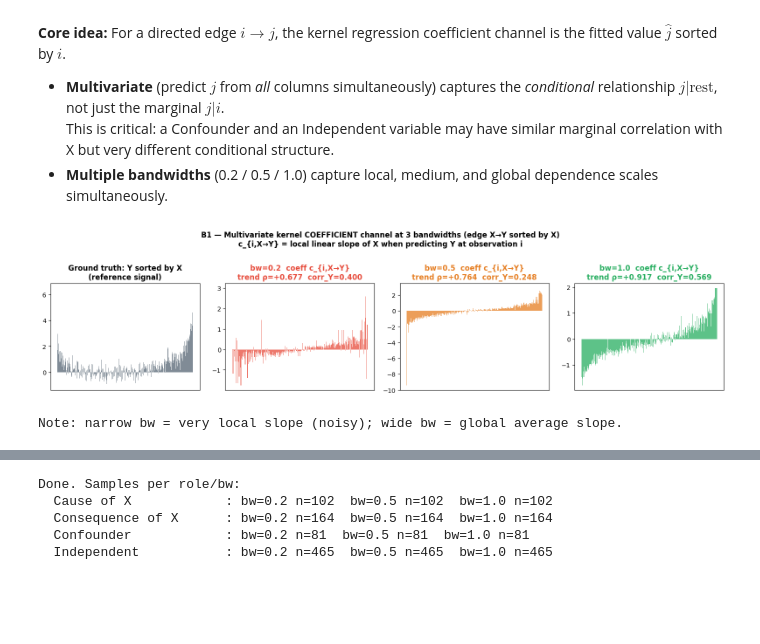
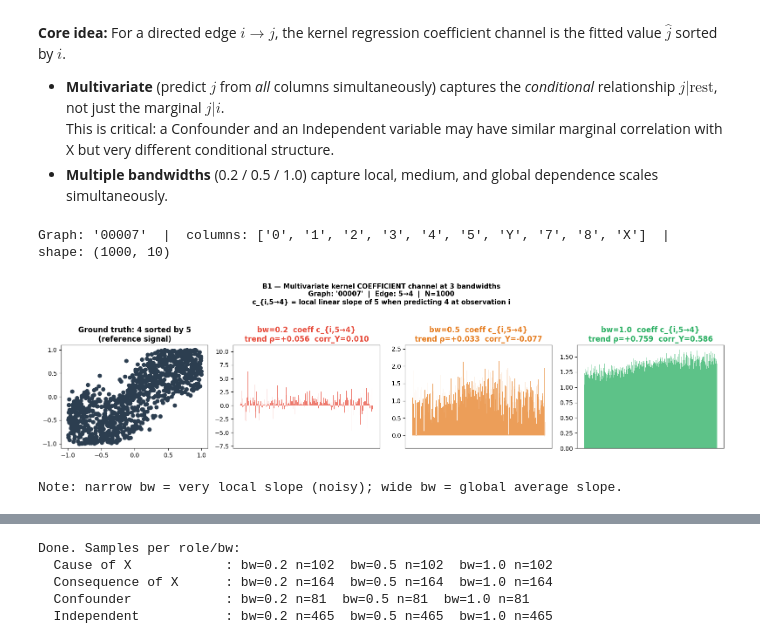
Before and after one commit to aqu4holic/Graduation-Thesis-BsC-2026, a Jupyter notebook: src/eda.ipynb, the cells around one changed output, grey strips where cells are left out. Drawn from its saved outputs; the diff is of its cells as text; code cells hidden in the pictures; blank space fills up the shorter version.

```diff
--- a/src/eda.ipynb
+++ b/src/eda.ipynb
@@ -872,44 +886,61 @@ plt.show()
   This is critical: a Confounder and an Independent variable may have similar marginal correlation with X but very different conditional structure.
 - **Multiple bandwidths** (0.2 / 0.5 / 1.0) capture local, medium, and global dependence scales simultaneously.
 # %%
-# ── B1: Synthetic — what each bandwidth's COEFFICIENT channel looks like ───
-np.random.seed(7)
-N = 600
-C_var  = np.random.randn(N)
-X_b    = 0.7 * C_var + np.random.randn(N) * 0.4
-Y_b    = 0.8 * X_b**2 + 0.5 * C_var + np.random.randn(N) * 0.3
-data_b = np.column_stack([C_var, X_b, Y_b]).astype(np.float32)
-# cols: 0=C, 1=X, 2=Y   — edge of interest: X→Y  (ki=1, ji=2)
+# ── Pick any graph from X_train and any two columns ──────────────────────────
+GRAPH_KEY  = "00007"   # None = pick first available; or set e.g. "graph_0042"
+COL_SRC    = "5"    # source column (the "cause" direction for the edge)
+COL_TGT    = "4"    # target column
 
+key     = GRAPH_KEY or next(iter(X_train))
+df_real = X_train[key]
+
+print(f"Graph: {key!r}  |  columns: {list(df_real.columns)}  |  shape: {df_real.shape}")
+assert COL_SRC in df_real.columns and COL_TGT in df_real.columns, \
+    f"Columns {COL_SRC!r}/{COL_TGT!r} not found. Available: {list(df_real.columns)}"
+
+# ── Build the 2-column data array (same as preprocessing pipeline) ────────────
+col_idx  = list(df_real.columns)
+src_i    = col_idx.index(COL_SRC)
+tgt_i    = col_idx.index(COL_TGT)
+data_b   = df_real.values.astype(np.float32)          # (N, p)
+N        = data_b.shape[0]
+
+X_b      = data_b[:, src_i]
+Y_b      = data_b[:, tgt_i]
 sort_X_b = np.argsort(X_b)
 
-fig, axes = plt.subplots(1, 4, figsize=(16, 3.8))
+# ── Plot ──────────────────────────────────────────────────────────────────────
+fig, axes = plt.subplots(1, 4, figsize=(16, 4))
 
-# ground truth Y sorted by X
-axes[0].bar(range(N), Y_b[sort_X_b], color='#2C3E50', alpha=0.6, width=1)
-axes[0].set_title('Ground truth: Y sorted by X\n(reference signal)', fontweight='bold')
-axes[0].set_xticks([])
+axes[0].scatter(X_b[sort_X_b], Y_b[sort_X_b], color='#2C3E50')
+axes[0].set_title(f'Ground truth: {COL_TGT} sorted by {COL_SRC}\n(reference signal)', fontweight='bold')
+# axes[0].set_xticks([])
 
 for ax, bw, color in zip(axes[1:], BANDWIDTHS, BW_COLORS):
-    cm  = compute_multivariate_kernel_coefficients(data_b, n_sub=300, bandwidth=bw)
-    # Ch2-4 pattern: coeff_map[(ki, ji)] sorted by ki
-    ch  = cm[(1, 2)][sort_X_b]   # coefficient of X when predicting Y, sorted by X
-    rho, _ = stats.pearsonr(np.arange(N), ch)
-    corr_with_Y = np.corrcoef(ch, Y_b[sort_X_b])[0, 1]
+    cm  = compute_multivariate_kernel_coefficients(data_b, n_sub=min(1000, N), bandwidth=bw)
+    ch  = cm[(src_i, tgt_i)][sort_X_b]
+    rho, _       = stats.pearsonr(np.arange(N), ch)
+    corr_with_Y  = np.corrcoef(ch, Y_b[sort_X_b])[0, 1]
     ax.bar(range(N), ch, color=color, alpha=0.75, width=1)
-    ax.set_title(f'bw={bw}  coeff c_{{i,X→Y}}\ntrend ρ={rho:+.3f}  corr_Y={corr_with_Y:.3f}',
-                 fontweight='bold', color=color)
+    ax.set_title(
+        f'bw={bw}  coeff c_{{i,{COL_SRC}→{COL_TGT}}}\ntrend ρ={rho:+.3f}  corr_Y={corr_with_Y:.3f}',
+        fontweight='bold', color=color
+    )
     ax.set_xticks([])
 
-plt.suptitle('B1 — Multivariate kernel COEFFICIENT channel at 3 bandwidths (edge X→Y sorted by X)\n'
-             'c_{i,X→Y} = local linear slope of X when predicting Y at observation i',
-             fontsize=12, fontweight='bold', y=1.02)
+plt.suptitle(
+    f'B1 — Multivariate kernel COEFFICIENT channel at 3 bandwidths\n'
+    f'Graph: {key!r}  |  Edge: {COL_SRC}→{COL_TGT}  |  N={N}\n'
+    f'c_{{i,{COL_SRC}→{COL_TGT}}} = local linear slope of {COL_SRC} when predicting {COL_TGT} at observation i',
+    fontsize=11, fontweight='bold', y=1.04
+)
 plt.tight_layout()
 plt.show()
 print('Note: narrow bw = very local slope (noisy); wide bw = global average slope.')
 # %% [output]
+Graph: '00007'  |  columns: ['0', '1', '2', '3', '4', '5', 'Y', '7', '8', 'X']  |  shape: (1000, 10)
-[figure, old version]
+[figure, new version]
-Note: narrow bw = very local slope (noisy); wide bw = global average slope.
+Note: narrow bw = very local slope (noisy); wide bw = global average slope.
 # %%
 # ── B2: Univariate vs Multivariate kernel — coefficient channel comparison ──
 # Univariate: coeff of X in pairwise regression X→v (ignores all other vars)
```
Also changed, not shown: parts of 6 cells of this notebook, 34 other files.
